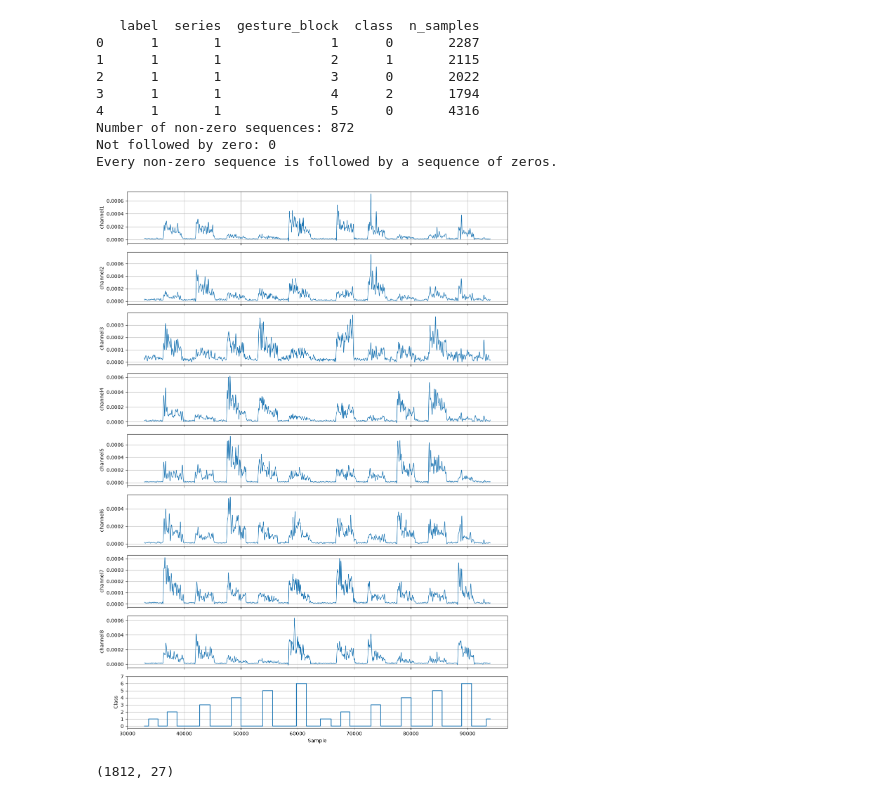
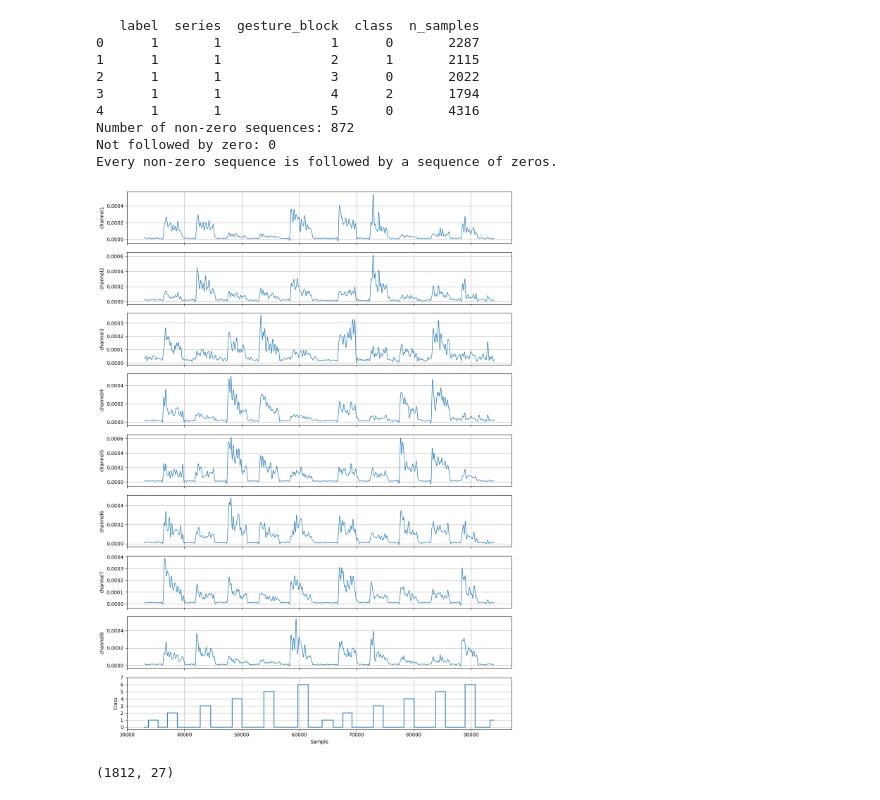
Before and after one commit to laauritaa/S-S_EMG, a Jupyter notebook: Data_Features.ipynb, the cells around one changed output. Drawn from its saved outputs; the diff is of its cells as text; code cells hidden in the pictures.

```diff
--- a/Data_Features.ipynb
+++ b/Data_Features.ipynb
@@ -283,7 +283,7 @@ end = 94000
 
 # Set these parameters according to your EMG acquisition
 fs = 1000          # Sampling frequency in Hz (change to your actual value)
-cutoff = 5          # Envelope low-pass cutoff frequency in Hz
+cutoff = 3          # Envelope low-pass cutoff frequency in Hz
 order = 4
 
 # Design low-pass Butterworth filter
@@ -301,34 +301,34 @@ for channel in channels:
     # Low-pass filtering to obtain the envelope
     envelopes[channel] = filtfilt(b, a, rectified_emg)
 
 # Plot envelopes and class labels
 fig, axes = plt.subplots(
     9, 1, figsize=(12, 16), sharex=True
 )
 
 for i, channel in enumerate(channels):
     axes[i].plot(
         df.index[start:end],
         envelopes[channel][start:end],
         linewidth=1
     )
     axes[i].set_ylabel(channel)
     axes[i].grid(True)
 
 axes[8].step(
     df.index[start:end],
     df["class"].iloc[start:end],
     where="post"
 )
 axes[8].set_ylabel("Class")
 axes[8].set_xlabel("Sample")
 axes[8].set_yticks(range(8))
 axes[8].grid(True)
 
 plt.tight_layout()
 plt.show()
 # %% [output]
-[figure, old version]
+[figure, new version]
 # %%
 # Create an empty DataFrame
 features_df = pd.DataFrame()
```
Also changed, not shown: parts of 4 cells of this notebook, 2 other files.
